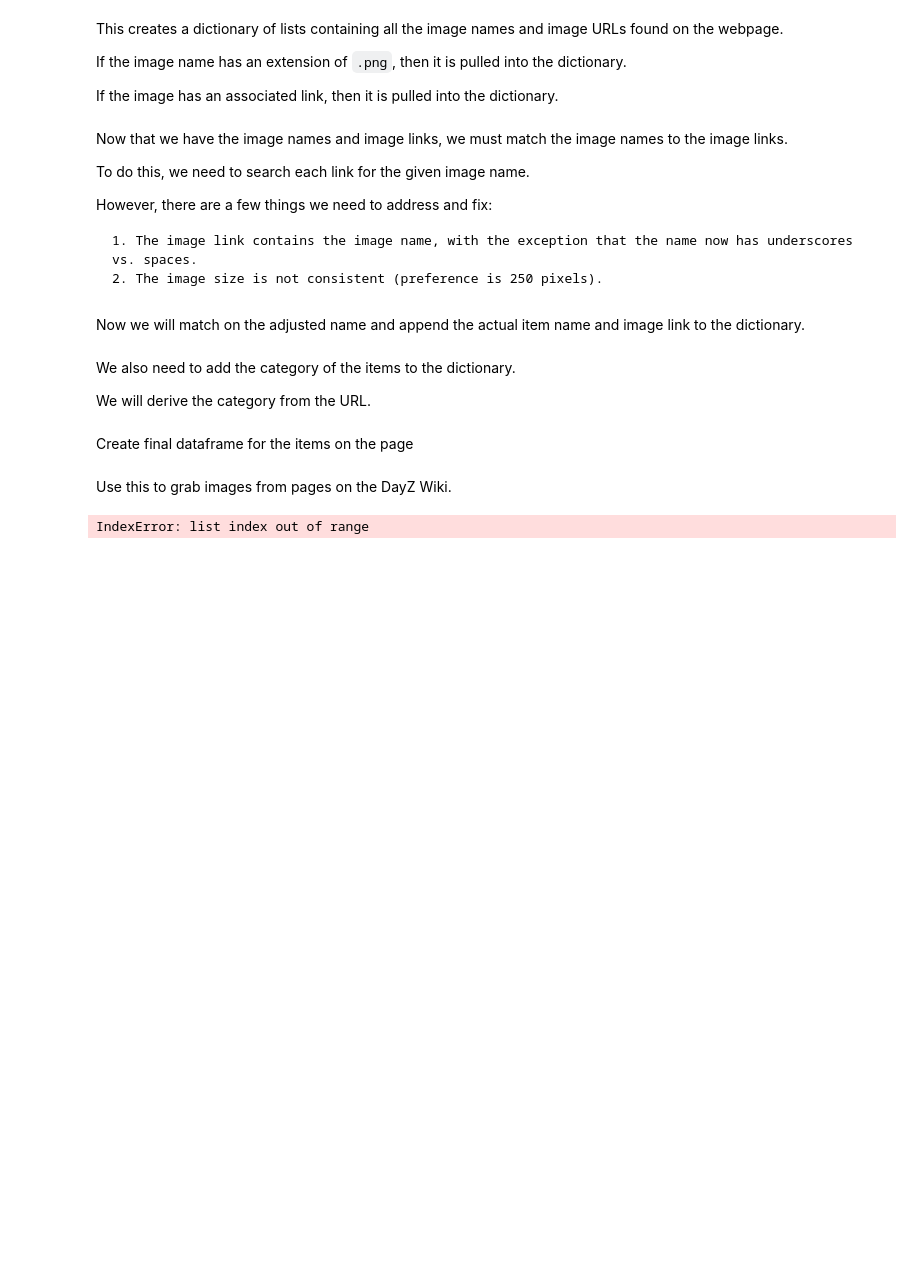
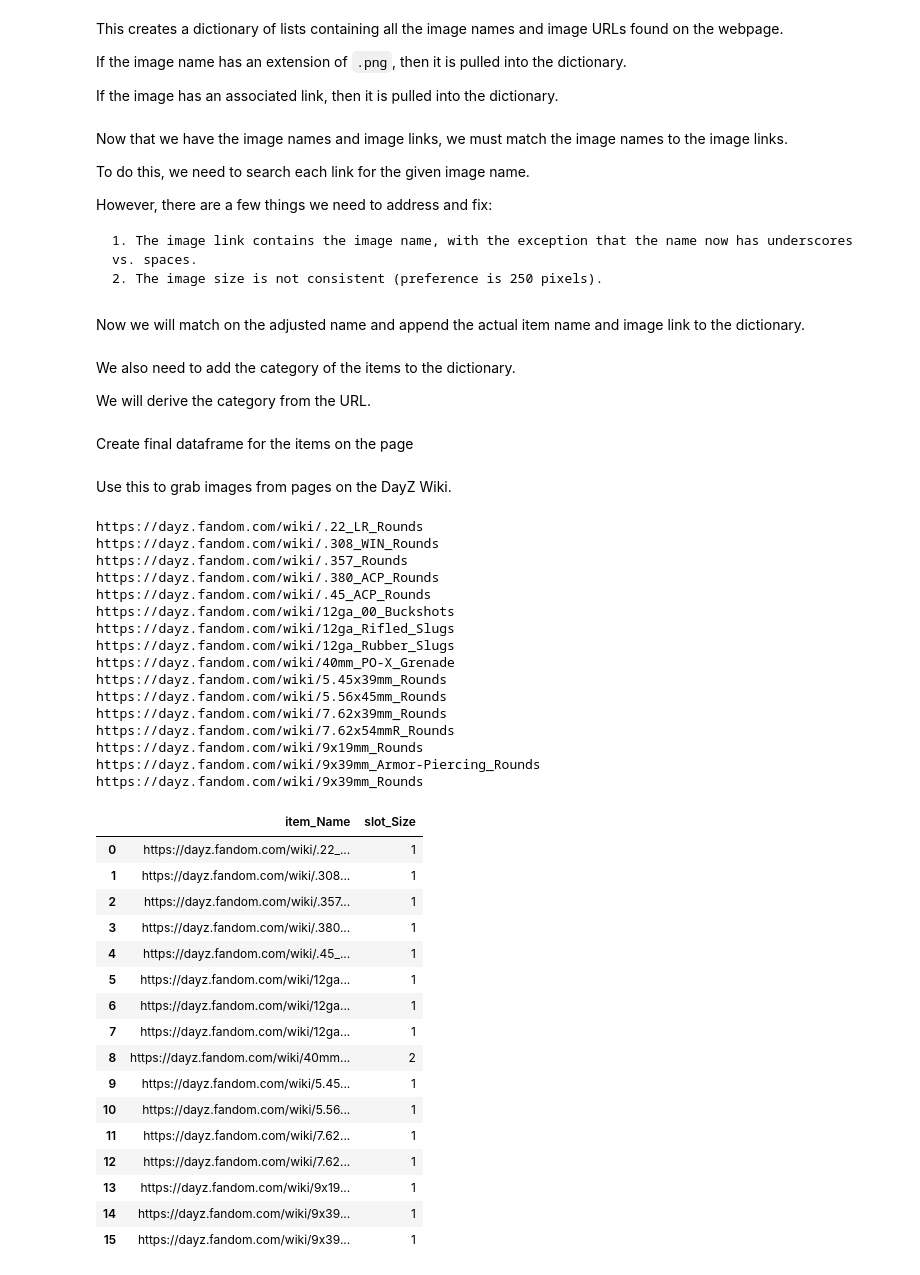
Before and after one commit to Neighborhood-Data-Science/dayz-stash-management, a Jupyter notebook: image_scrape.ipynb, the cells around one changed output. Saved outputs shown, nothing was run; the diff lists cells and outputs as text; code cells hidden in the pictures; blank space fills up the shorter version.

```diff
--- a/image_scrape.ipynb
+++ b/image_scrape.ipynb
@@ -326,20 +326,65 @@ def get_slot_size(url,first_item,top_range,exclude_list=None):
 
     for links in new_refs_links:
         if not any(elements in links for elements in exclude_list):
-            driver.get(links)
+            try:
+                driver.get(links)
+                WebDriverWait(driver, 10).until(\
+                    EC.presence_of_element_located((By.CLASS_NAME,'infobox')))
+            except Exception as e:
+                print(e)
             slot_elements = driver.find_elements(By.TAG_NAME,"TBODY")
             item_detail = slot_elements[0].get_attribute('innerText').split('\n')
+            print(links)
+            print(slot_elements)
             slot_info_index = [item_detail.index(element) for element in item_detail if 'Slot' in element][0]
+            print(slot_info_index)
             slot_size_text = item_detail[slot_info_index].replace('(','').replace(')','')
+            print(slot_size_text)
             slot_size = [int(s) for s in slot_size_text.split() if s.isdigit()][-1]
+            print(slot_size)
             slot_size_dict['item_Name'].append(links)
             slot_size_dict['slot_Size'].append(slot_size)
 
     return slot_size_dict
 # %%
 ammo_url = 'https://dayz.fandom.com/wiki/Category:Ammunition'
-ammo_exclude = ['Dart','Ammunition','ammunition','Rocket','Loot','damage','VOG']
+ammo_exclude = ['40mm_Explosive','40mm_Smoke','Dart','Ammunition','ammunition','Rocket','RPG','Loot','damage','VOG']
 ammo_slot_size = pd.DataFrame(get_slot_size(ammo_url,'22_LR_Rounds',28,exclude_list=ammo_exclude))
 ammo_slot_df = pd.DataFrame(ammo_slot_size)
+ammo_slot_df.to_csv('ammo_slot_info.csv', header=True, index=False)
+
+ammo_slot_df
 # %% [output]
-IndexError: list index out of range
+https://dayz.fandom.com/wiki/.22_LR_Rounds
+https://dayz.fandom.com/wiki/.308_WIN_Rounds
+https://dayz.fandom.com/wiki/.357_Rounds
+https://dayz.fandom.com/wiki/.380_ACP_Rounds
+https://dayz.fandom.com/wiki/.45_ACP_Rounds
+https://dayz.fandom.com/wiki/12ga_00_Buckshots
+https://dayz.fandom.com/wiki/12ga_Rifled_Slugs
+https://dayz.fandom.com/wiki/12ga_Rubber_Slugs
+https://dayz.fandom.com/wiki/40mm_PO-X_Grenade
+https://dayz.fandom.com/wiki/5.45x39mm_Rounds
+https://dayz.fandom.com/wiki/5.56x45mm_Rounds
+https://dayz.fandom.com/wiki/7.62x39mm_Rounds
+https://dayz.fandom.com/wiki/7.62x54mmR_Rounds
+https://dayz.fandom.com/wiki/9x19mm_Rounds
+https://dayz.fandom.com/wiki/9x39mm_Armor-Piercing_Rounds
+https://dayz.fandom.com/wiki/9x39mm_Rounds
+|  | item_Name | slot_Size |
+| 0 | https://dayz.fandom.com/wiki/.22_... | 1 |
+| 1 | https://dayz.fandom.com/wiki/.308... | 1 |
+| 2 | https://dayz.fandom.com/wiki/.357... | 1 |
+| 3 | https://dayz.fandom.com/wiki/.380... | 1 |
+| 4 | https://dayz.fandom.com/wiki/.45_... | 1 |
+| 5 | https://dayz.fandom.com/wiki/12ga... | 1 |
+| 6 | https://dayz.fandom.com/wiki/12ga... | 1 |
+| 7 | https://dayz.fandom.com/wiki/12ga... | 1 |
+| 8 | https://dayz.fandom.com/wiki/40mm... | 2 |
+| 9 | https://dayz.fandom.com/wiki/5.45... | 1 |
+| 10 | https://dayz.fandom.com/wiki/5.56... | 1 |
+| 11 | https://dayz.fandom.com/wiki/7.62... | 1 |
+| 12 | https://dayz.fandom.com/wiki/7.62... | 1 |
+| 13 | https://dayz.fandom.com/wiki/9x19... | 1 |
+| 14 | https://dayz.fandom.com/wiki/9x39... | 1 |
+| 15 | https://dayz.fandom.com/wiki/9x39... | 1 |
```
Also changed, not shown: parts of 13 cells of this notebook, 3 other files.
